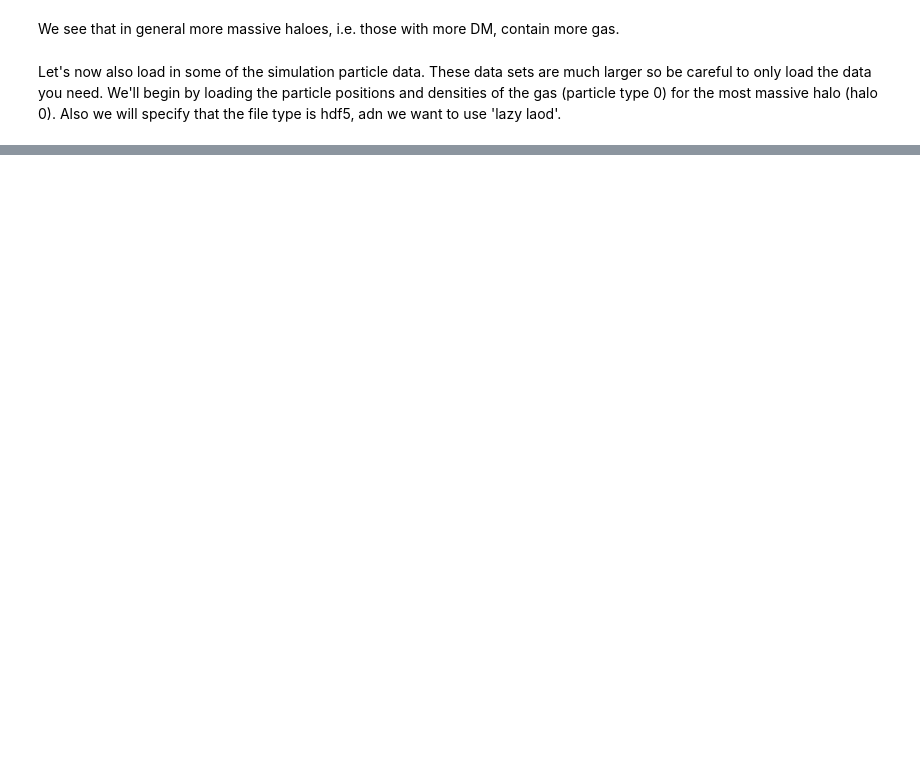
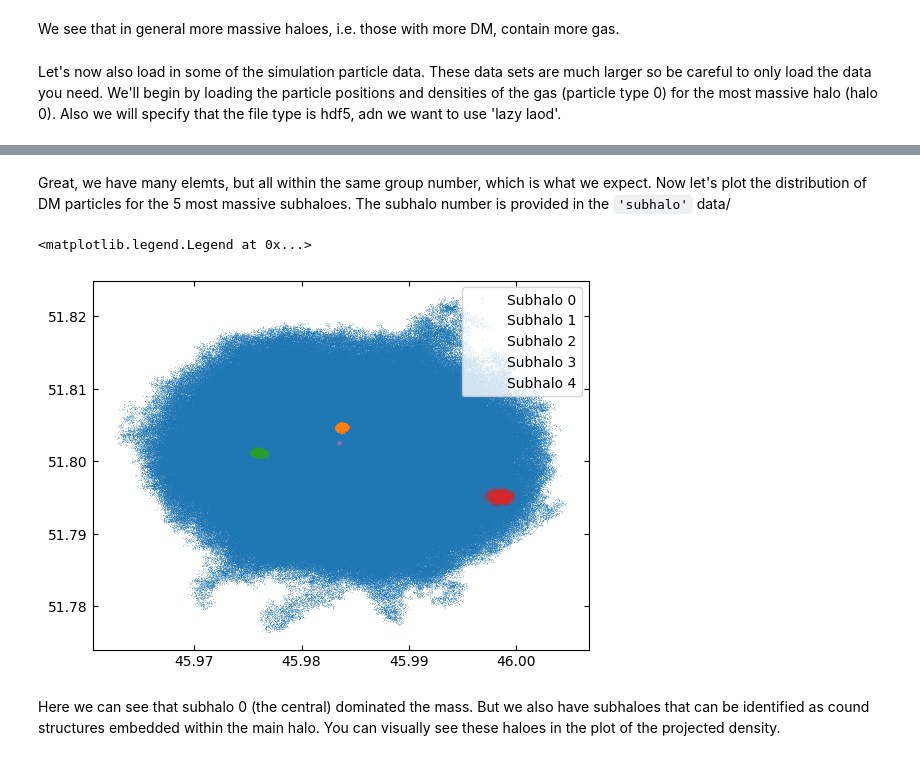
Before and after one commit to Shaun-T-Brown/LYRA_reader_example, a Jupyter notebook: Lyra_arepo_reader.ipynb, the cells around one changed output, grey strips where cells are left out. Drawn from its saved outputs; the diff is of its cells as text; code cells hidden in the pictures; blank space fills up the shorter version.

```diff
--- a/Lyra_arepo_reader.ipynb
+++ b/Lyra_arepo_reader.ipynb
@@ -87,0 +101,14 @@ out = plt.hist2d(sn.data['pos'][:,0], sn.data['pos'][:,1], norm=mpl.colors.LogNo
+# %% [markdown]
+Great, we have many elemts, but all within the same group number, which is what we expect. Now let's plot the distribution of DM particles for the 5 most massive subhaloes. The subhalo number is provided in the `'subhalo'` data/
+# %%
+plt.figure()
+for i in range(5):
+    cut = sn.data['subhalo'] == i
+    plt.plot(sn.data['pos'][cut,0], sn.data['pos'][cut,1], ',', alpha = 0.3, label = 'Subhalo %d'%i)
+
+plt.legend(loc = 1)
+# %% [output]
+<matplotlib.legend.Legend at 0x...>
+[figure, added]
+# %% [markdown]
+Here we can see that subhalo 0 (the central) dominated the mass. But we also have subhaloes that can be identified as cound structures embedded within the main halo. You can visually see these haloes in the plot of the projected density.
```
Also changed, not shown: parts of 20 cells of this notebook.
